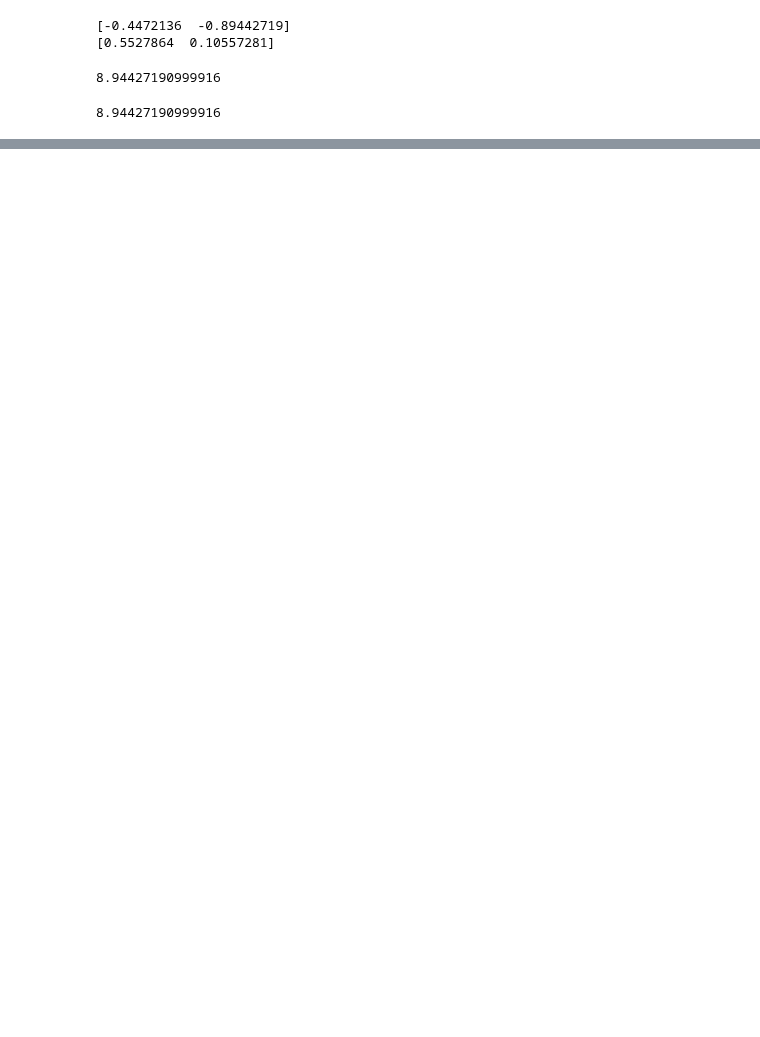
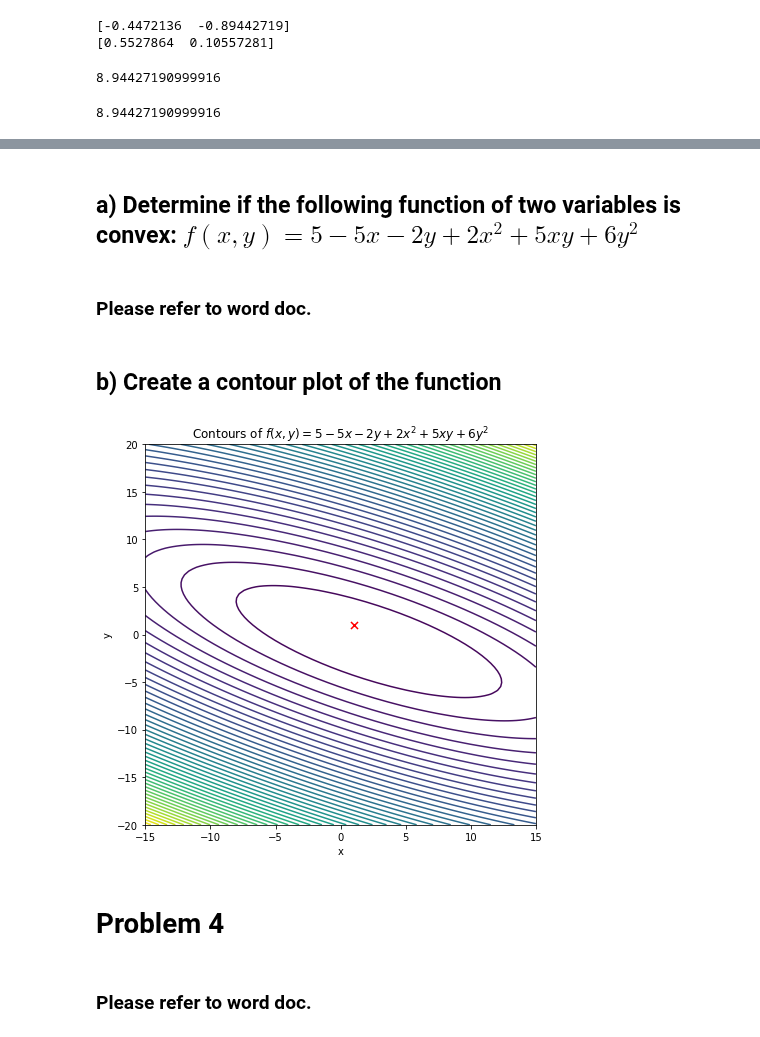
Before and after one commit to wpmcgrath95/MATH-693A-Advanced-Numerical-Methods, a Jupyter notebook: python/Homework1.ipynb, the cells around one changed output, grey strips where cells are left out. Drawn from its saved outputs; the diff is of its cells as text; code cells hidden in the pictures; blank space fills up the shorter version.

Commit message:
added problem 3

```diff
--- a/python/Homework1.ipynb
+++ b/python/Homework1.ipynb
@@ -105,0 +111,36 @@ def steepest_descent():
+# %% [markdown]
+## a) Determine if the following function of two variables is convex: $f(x,y)=5-5x-2y+2x^2+5xy+6y^2$
+# %% [markdown]
+### Please refer to word doc.
+# %% [markdown]
+## b) Create a contour plot of the function
+# %%
+def obj_func(x,y):
+    return 5 - 5*x - 2*y + 2*x**2 + 5*x*y + 6*y**2
+# %%
+def contourplot(x_range, y_range, ncontours=50):
+    xmin = x_range[0]
+    xmax = x_range[1]
+    ymin = y_range[0]
+    ymax = y_range[1]
+
+    # range of x and y
+    x = np.linspace(xmin, xmax, 100)
+    y = np.linspace(ymin, ymax, 100)
+    X, Y = np.meshgrid(x,y)
+    Z = obj_func(X,Y)
+
+    plt.figure(figsize=(7,7))
+    plt.contour(X,Y,Z,ncontours); # plot the contours
+    plt.scatter(1,1,marker="x",s=50,color="r");  # mark the minimum
+# %%
+contourplot([-15, 15], [-20, 20])
+plt.xlabel("x")
+plt.ylabel("y")
+plt.title("Contours of $f(x,y)=5-5x-2y+2x^2+5xy+6y^2$");
+# %% [output]
+[figure, added]
+# %% [markdown]
+# Problem 4
+# %% [markdown]
+### Please refer to word doc.
```
Also changed, not shown: parts of 4 cells of this notebook.
